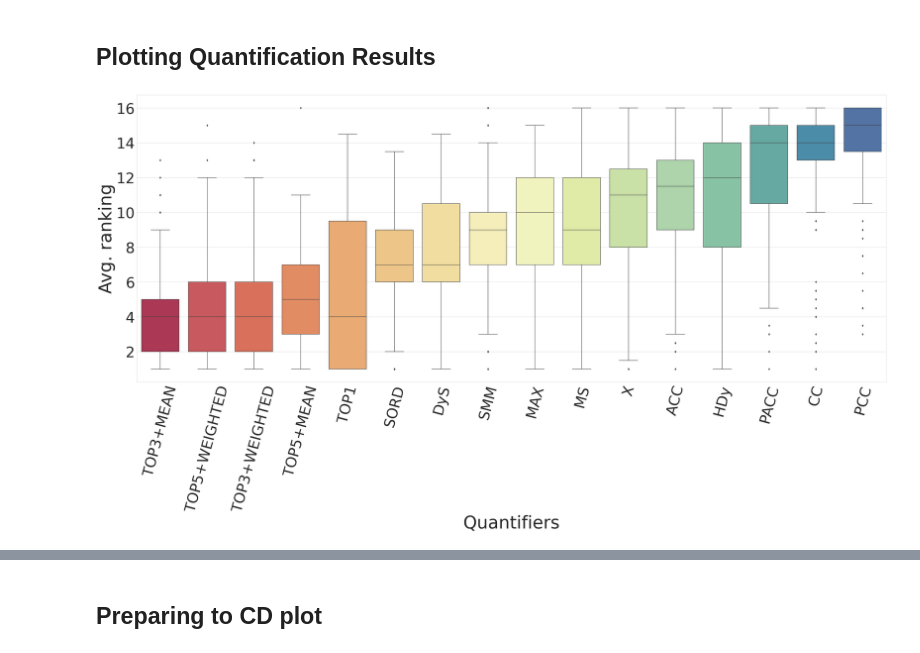
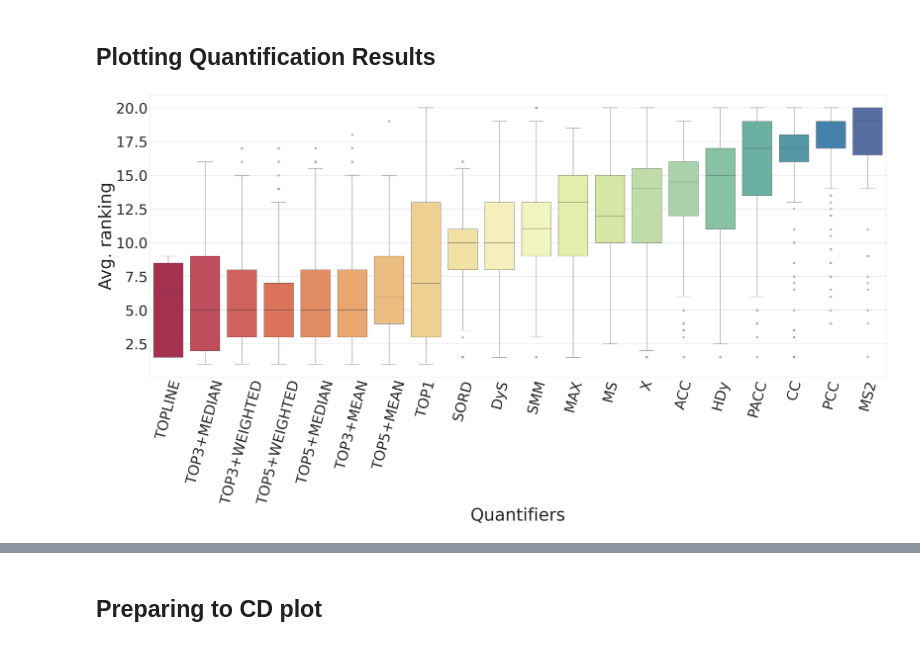
Before and after one commit to Bachega/lequa2024_workshop, a Jupyter notebook: plots.ipynb, the cells around one changed output, grey strips where cells are left out. Drawn from its saved outputs; the diff is of its cells as text; code cells hidden in the pictures.

Commit message:
Baselines implementados

```diff
--- a/plots.ipynb
+++ b/plots.ipynb
@@ -145,8 +47,12 @@ def boxplotMae(sample, file=""):
 # %% [markdown]
 ## Plotting Quantification Results
 # %%
-mae = pd.read_csv('./experiment_tables/even_more_summarized/experiment_table_2.csv')
-mae_select = mae.query("Method in ['ACC', 'CC', 'DyS', 'HDy', 'MAX', 'MS', 'MS2', 'PACC', 'PCC', 'SMM', 'SORD', 'TOP1', 'TOP3+MEAN', 'TOP3+MEDIAN', 'TOP3+WEIGHTED', 'TOP5+MEAN', 'TOP5+MEDIAN', 'TOP5+WEIGHTED', 'TOPLINE', 'X']")
+mae = pd.read_csv('./experiment_tables/even_more_summarized/experiment_table_WITH_BASELINE.csv')
+
+query_og = "Method in ['ACC', 'CC', 'DyS', 'HDy', 'MAX', 'MS', 'MS2', 'PACC', 'PCC', 'SMM', 'SORD', 'TOP1', 'TOP3+MEAN', 'TOP3+MEDIAN', 'TOP3+WEIGHTED', 'TOP5+MEAN', 'TOP5+MEDIAN', 'TOP5+WEIGHTED', 'TOPLINE', 'X']"
+query = "Method in ['ACC', 'CC', 'DyS', 'HDy', 'MAX', 'MS', 'PACC', 'PCC', 'SMM', 'SORD', 'TOP1', 'TOP3+MEAN', 'TOP3+WEIGHTED', 'TOP5+MEAN', 'TOP5+WEIGHTED', 'TOP3+MEAN+BASELINE', 'TOP3+WEIGHTED+BASELINE', 'TOP5+MEAN+BASELINE', 'TOP5+WEIGHTED+BASELINE', 'X']"
+
+mae_select = mae.query(query_og)
 # %%
 # prompt: from mae data frame replace the names of of the column Method
 
@@ -167,10 +73,10 @@ mae_select = mae.query("Method in ['ACC', 'CC', 'DyS', 'HDy', 'MAX', 'MS', 'MS2'
 #    "XGBOOST+Top3+Weighted (ENSEMBLE)": "XGBoost+Weighted (k=3)",
 #    "XGBOOST+Top5+Weighted (ENSEMBLE)": "XGBoost+Weighted (k=5)",
 #}, inplace=True)
-# %%
-x= boxplotMae(mae_select.query("Method in ['ACC', 'CC', 'DyS', 'HDy', 'MAX', 'MS', 'PACC', 'PCC', 'SMM', 'SORD', 'TOP1', 'TOP3+MEAN', 'TOP3+WEIGHTED', 'TOP5+MEAN', 'TOP5+WEIGHTED', 'X']"), 'boxall')
-# %% [output]
-[figure, removed]
+# %%
+x= boxplotMae(mae_select.query(query_og), 'boxall')
+# %% [output]
+[figure, added]
 # %%
 # prompt: Group the x dataframe by Method averaging the error_rank column
 
```
Also changed, not shown: parts of 10 cells of this notebook, 18 other files.
